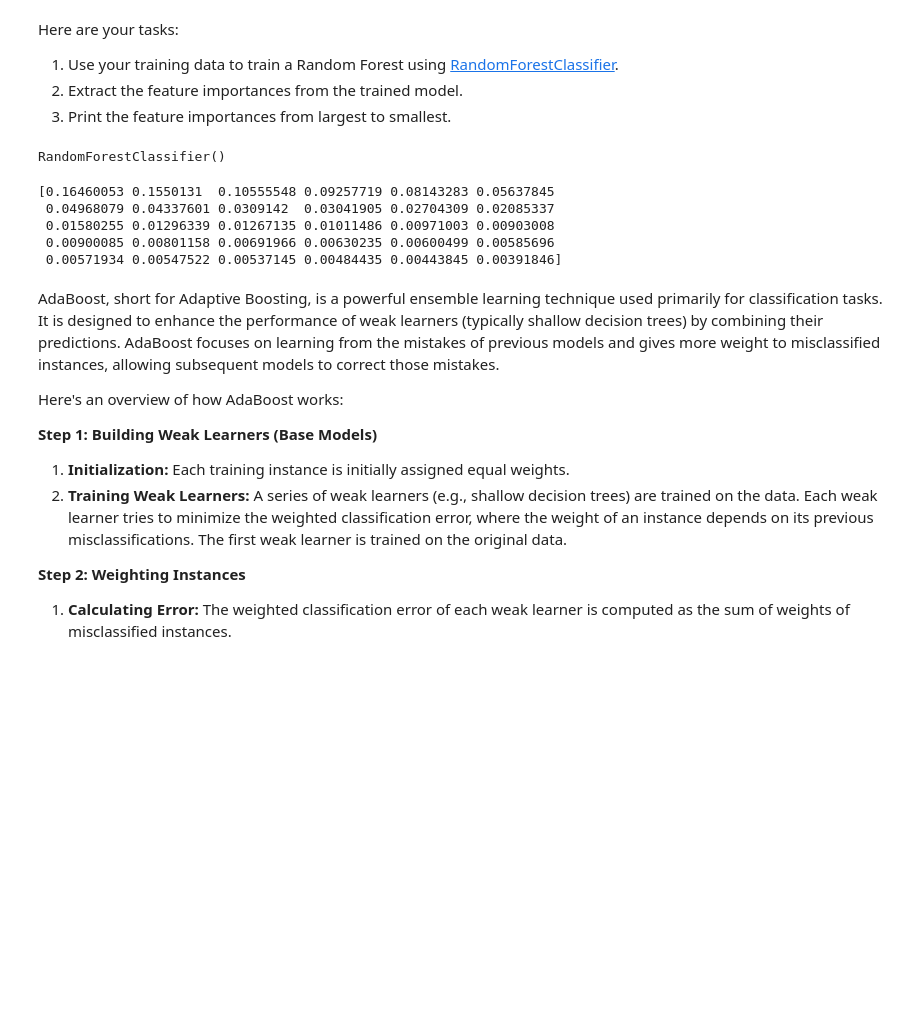
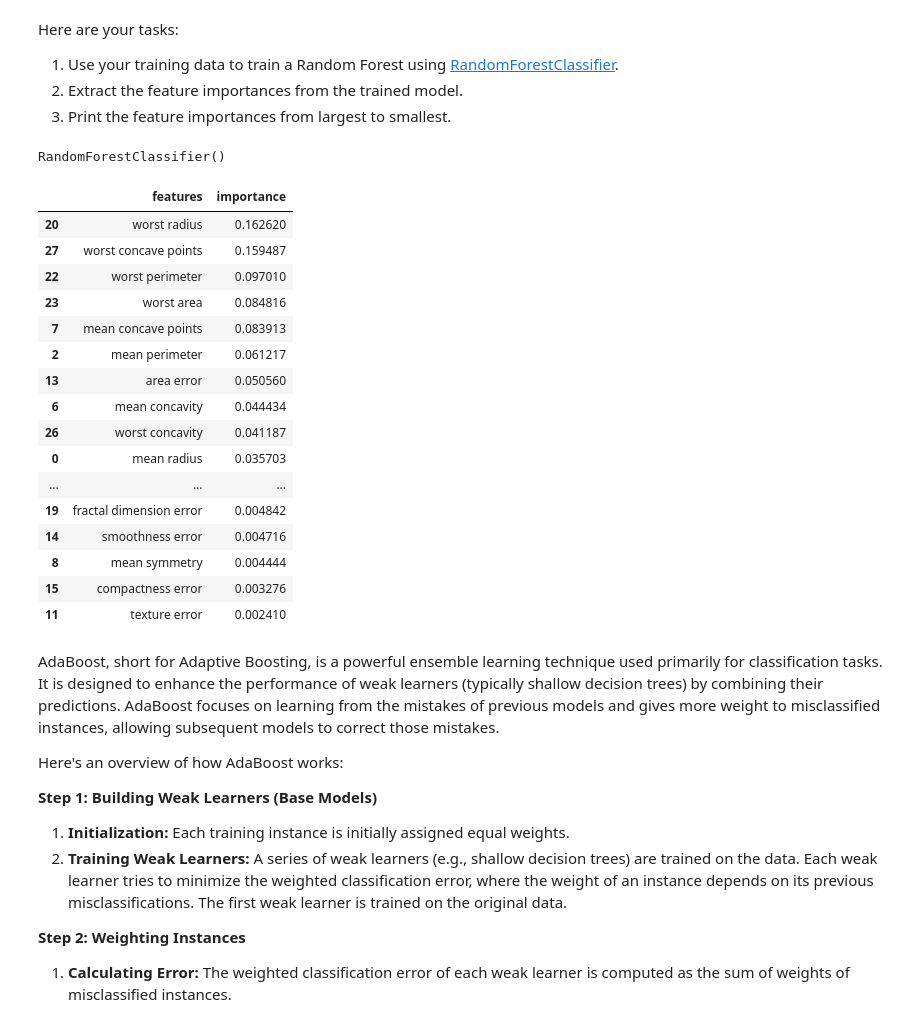
Before and after one commit to ntavakoulnia/ntavakoulnia, a Jupyter notebook: Student_MLE_MiniProject_Trees_and_Forests.ipynb, the cells around one changed output. Saved outputs shown, nothing was run; the diff lists cells and outputs as text; code cells hidden in the pictures; blank space fills up the shorter version.

```diff
--- a/Student_MLE_MiniProject_Trees_and_Forests.ipynb
+++ b/Student_MLE_MiniProject_Trees_and_Forests.ipynb
@@ -165,9 +166,3 @@ Here are your tasks:
 1. Use your training data to train a Random Forest using [RandomForestClassifier](https://scikit-learn.org/stable/modules/generated/sklearn.ensemble.RandomForestClassifier.html).
 2. Extract the feature importances from the trained model.
 3. Print the feature importances from largest to smallest.
-# %%
-# Train random forest model
-random_forest_model=RandomForestClassifier()
-random_forest_model.fit(X_train,y_train)
-# %% [output]
-RandomForestClassifier()
@@ -177,9 +169,8 @@ feature_importances = random_forest_model.feature_importances_
-# %%
-# Print feature importance
-print(np.sort(feature_importances)[::-1])
-# %% [output]
-[0.16460053 0.1550131  0.10555548 0.09257719 0.08143283 0.05637845
- 0.04968079 0.04337601 0.0309142  0.03041905 0.02704309 0.02085337
- 0.01580255 0.01296339 0.01267135 0.01011486 0.00971003 0.00903008
- 0.00900085 0.00801158 0.00691966 0.00630235 0.00600499 0.00585696
- 0.00571934 0.00547522 0.00537145 0.00484435 0.00443845 0.00391846]
+# %%
+# Train random forest model
+# The model is initilized to perform the RandomForestClassifier
+random_forest_model=RandomForestClassifier()
+# Using the fit parameter we can train the model based on the given training set. Using the training data we can prevent overfitting by used the subset of data and evaluate the models performance on the test set.
+random_forest_model.fit(X_train,y_train)
+# %% [output]
+RandomForestClassifier()
@@ -186,3 +181,27 @@ print(np.sort(feature_importances)[::-1])
+# %%
+# Print feature importance
+# Using Pandas I created dataframe from a dictionary ordering the importance with respect to the corresponding features.
+feature_importances=pd.DataFrame({'features': X.columns, 'importance':feature_importances})
+# From there the values are sorted using the sort_values in pandas where ascending is false to give us the feature importances from largest to smallest. It seems like the worst radius is the most important category when trying to predict the target.
+feature_importances.sort_values('importance',ascending=False)
+# %% [output]
+|  | features | importance |
+| 20 | worst radius | 0.162620 |
+| 27 | worst concave points | 0.159487 |
+| 22 | worst perimeter | 0.097010 |
+| 23 | worst area | 0.084816 |
+| 7 | mean concave points | 0.083913 |
+| 2 | mean perimeter | 0.061217 |
+| 13 | area error | 0.050560 |
+| 6 | mean concavity | 0.044434 |
+| 26 | worst concavity | 0.041187 |
+| 0 | mean radius | 0.035703 |
+| ... | ... | ... |
+| 19 | fractal dimension error | 0.004842 |
+| 14 | smoothness error | 0.004716 |
+| 8 | mean symmetry | 0.004444 |
+| 15 | compactness error | 0.003276 |
+| 11 | texture error | 0.002410 |
 # %% [markdown]
 AdaBoost, short for Adaptive Boosting, is a powerful ensemble learning technique used primarily for classification tasks. It is designed to enhance the performance of weak learners (typically shallow decision trees) by combining their predictions. AdaBoost focuses on learning from the mistakes of previous models and gives more weight to misclassified instances, allowing subsequent models to correct those mistakes.
 
```
Also changed, not shown: parts of 7 cells of this notebook.
